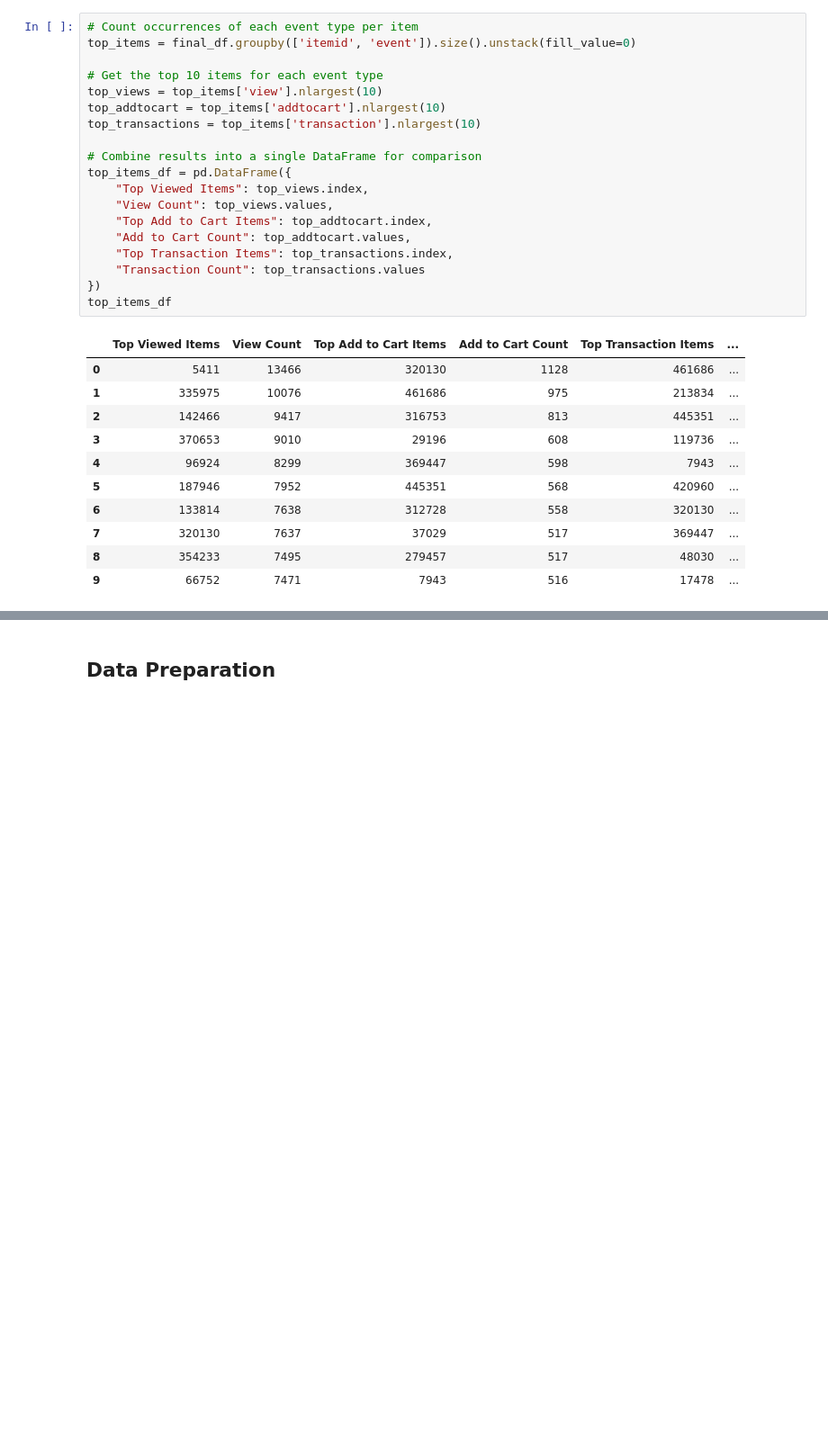
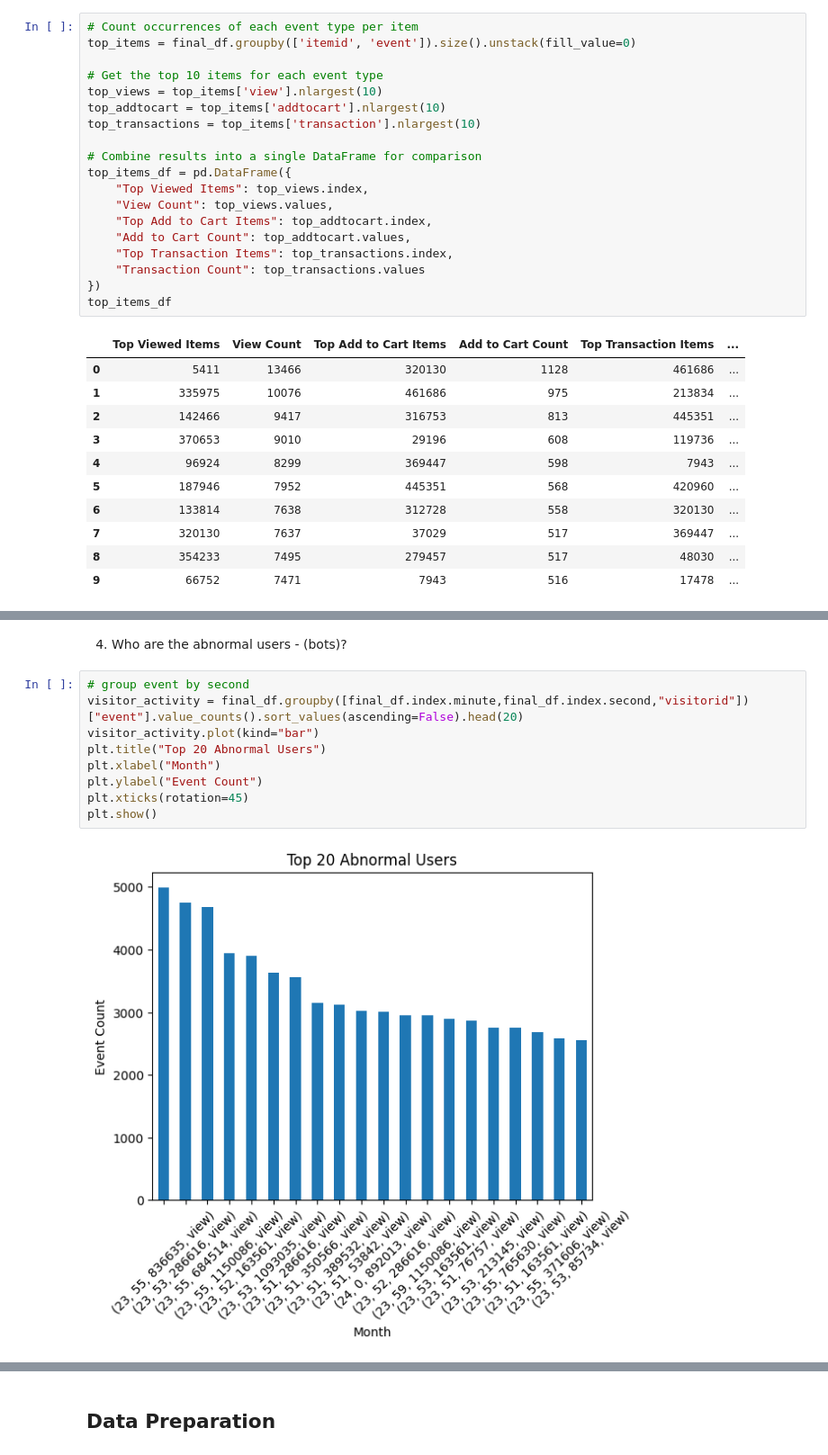
Before and after one commit to adubrightkwartengsnr/Recommendation-System-For-E-commerce, a Jupyter notebook: notebooks/recommendation_system.ipynb, the cells around one changed output, grey strips where cells are left out. Shown at 90% size. Drawn from its saved outputs; the diff is of its cells as text; blank space fills up the shorter version.

```diff
--- a/notebooks/recommendation_system.ipynb
+++ b/notebooks/recommendation_system.ipynb
@@ -780,0 +825,13 @@ top_items_df
+# %% [markdown]
+4. Who are the abnormal users - (bots)?
+# %%
+# group event by second
+visitor_activity = final_df.groupby([final_df.index.minute,final_df.index.second,"visitorid"])["event"].value_counts().sort_values(ascending=False).head(20)
+visitor_activity.plot(kind="bar")
+plt.title("Top 20 Abnormal Users")
+plt.xlabel("Month")
+plt.ylabel("Event Count")
+plt.xticks(rotation=45)
+plt.show()
+# %% [output]
+[figure, added]
```
Also changed, not shown: parts of 24 cells of this notebook.
